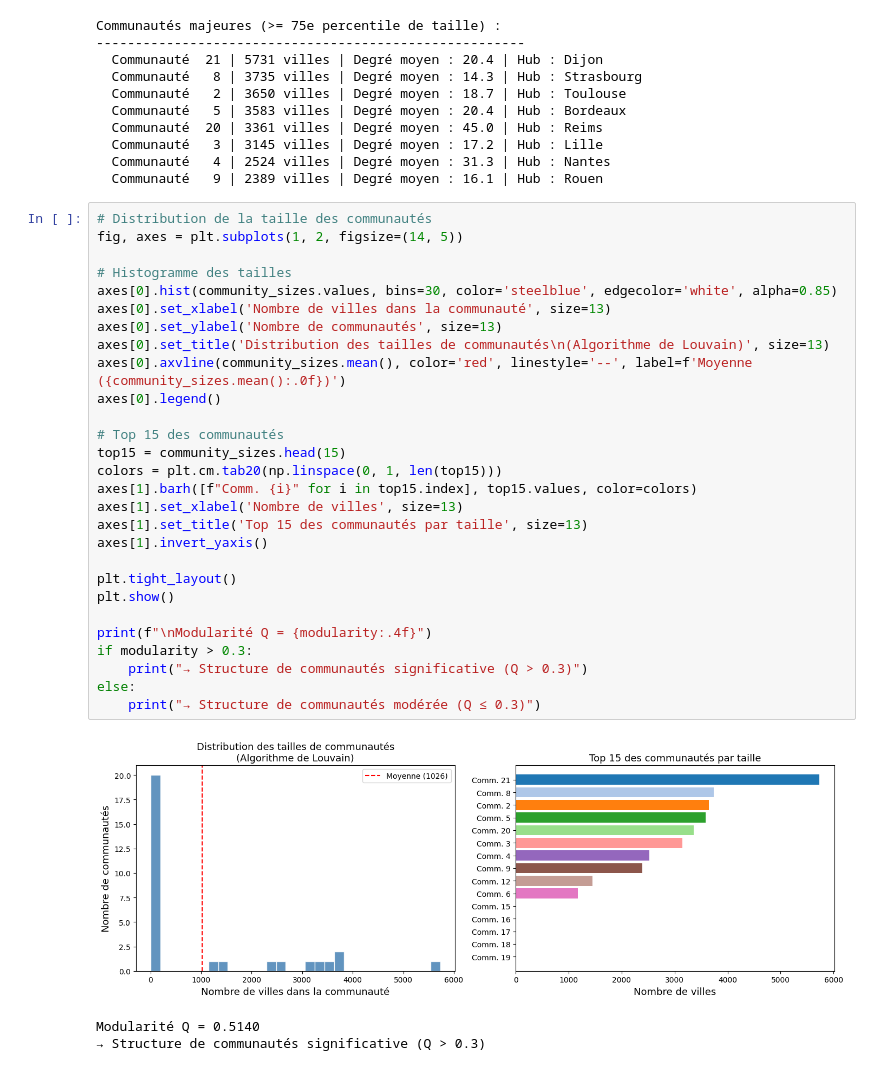
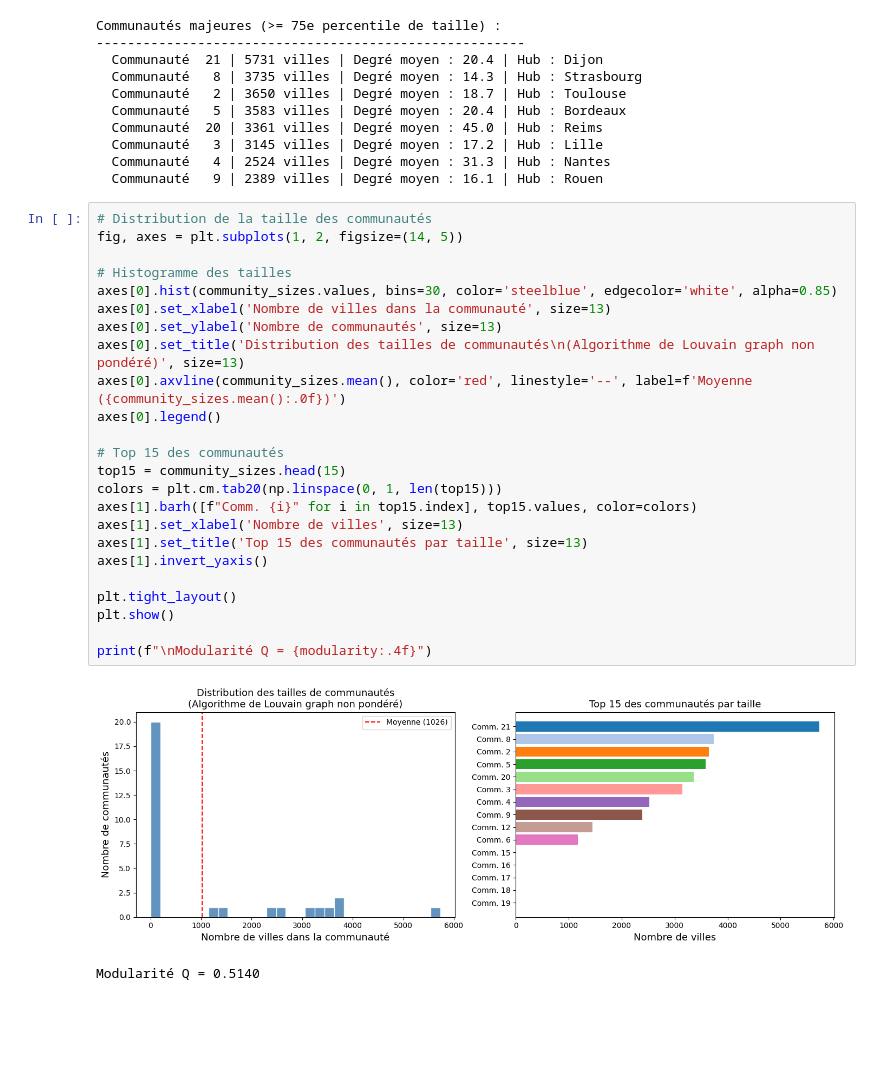
Before and after one commit to pouvoirdasha/migrations_villes, a Jupyter notebook: analyse_mobilites.ipynb, the cells around one changed output. Cells and saved outputs as stored; diff of their text form; blank space fills up the shorter version.

```diff
--- a/analyse_mobilites.ipynb
+++ b/analyse_mobilites.ipynb
@@ -539,34 +475,29 @@ Communautés majeures (>= 75e percentile de taille) :
 # %%
 # Distribution de la taille des communautés
 fig, axes = plt.subplots(1, 2, figsize=(14, 5))
 
 # Histogramme des tailles
 axes[0].hist(community_sizes.values, bins=30, color='steelblue', edgecolor='white', alpha=0.85)
 axes[0].set_xlabel('Nombre de villes dans la communauté', size=13)
 axes[0].set_ylabel('Nombre de communautés', size=13)
-axes[0].set_title('Distribution des tailles de communautés\n(Algorithme de Louvain)', size=13)
+axes[0].set_title('Distribution des tailles de communautés\n(Algorithme de Louvain graph non pondéré)', size=13)
 axes[0].axvline(community_sizes.mean(), color='red', linestyle='--', label=f'Moyenne ({community_sizes.mean():.0f})')
 axes[0].legend()
 
 # Top 15 des communautés
 top15 = community_sizes.head(15)
 colors = plt.cm.tab20(np.linspace(0, 1, len(top15)))
 axes[1].barh([f"Comm. {i}" for i in top15.index], top15.values, color=colors)
 axes[1].set_xlabel('Nombre de villes', size=13)
 axes[1].set_title('Top 15 des communautés par taille', size=13)
 axes[1].invert_yaxis()
 
 plt.tight_layout()
 plt.show()
 
 print(f"\nModularité Q = {modularity:.4f}")
-if modularity > 0.3:
-    print("→ Structure de communautés significative (Q > 0.3)")
-else:
-    print("→ Structure de communautés modérée (Q ≤ 0.3)")
 # %% [output]
-[figure, old version]
+[figure, new version]
 Modularité Q = 0.5140
-→ Structure de communautés significative (Q > 0.3)
 # %%
 # Visualisation du réseau coloré par communauté (sous-graphe des nœuds les plus connectés)
```
Also changed, not shown: parts of 42 cells of this notebook.
